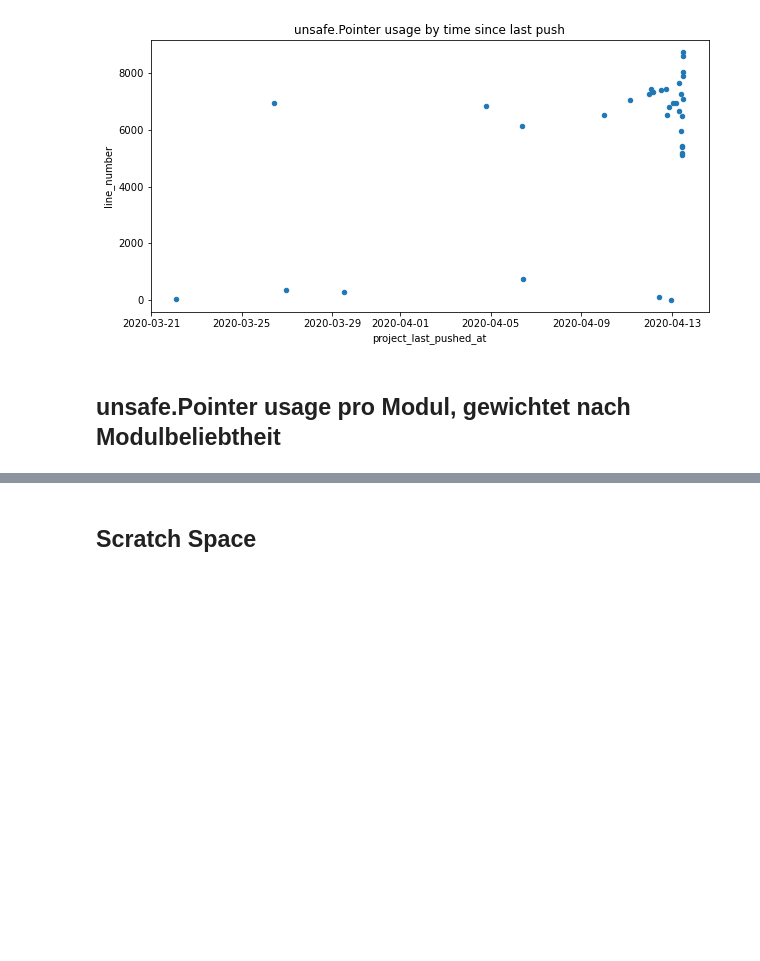
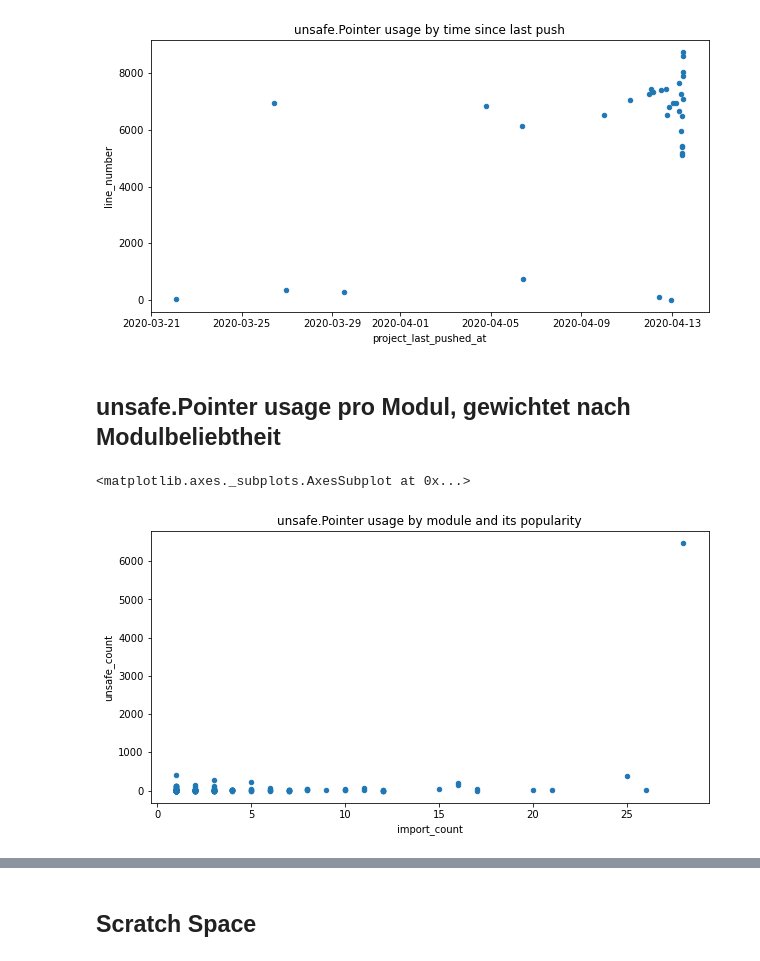
Before and after one commit to jlauinger/master-of-science, a Jupyter notebook: code/data-survey/analysis/data-exploration.ipynb, the cells around one changed output, grey strips where cells are left out. Drawn from its saved outputs; the diff is of its cells as text; code cells hidden in the pictures; blank space fills up the shorter version.

```diff
--- a/code/data-survey/analysis/data-exploration.ipynb
+++ b/code/data-survey/analysis/data-exploration.ipynb
@@ -762,3 +762,23 @@ unsafe_by_project_features_df\
 [figure]
 # %% [markdown]
 ## unsafe.Pointer usage pro Modul, gewichtet nach Modulbeliebtheit
+# %%
+df1 = matches_df\
+    .where(matches_df['match_type']=='unsafe.Pointer')\
+    .groupby(['module_import_path', 'project_name'])\
+    .agg(unsafe_count=pd.NamedAgg(column='module_import_path', aggfunc='count'))\
+    .groupby('module_import_path').max()
+
+df2 = modules_df\
+    .groupby('module_import_path')\
+    .agg(import_count=pd.NamedAgg(column='project_name', aggfunc='count'))
+
+unsafe_modules_weighted_popularity_df = pd.merge(df1, df2, how='left', on=['module_import_path'])
+# %%
+unsafe_modules_weighted_popularity_df\
+    .plot.scatter(x='import_count', y='unsafe_count',
+                  title='unsafe.Pointer usage by module and its popularity',
+                  figsize=(10,5))
+# %% [output]
+<matplotlib.axes._subplots.AxesSubplot at 0x...>
+[figure, added]
```
Also changed, not shown: parts of 11 cells of this notebook.
